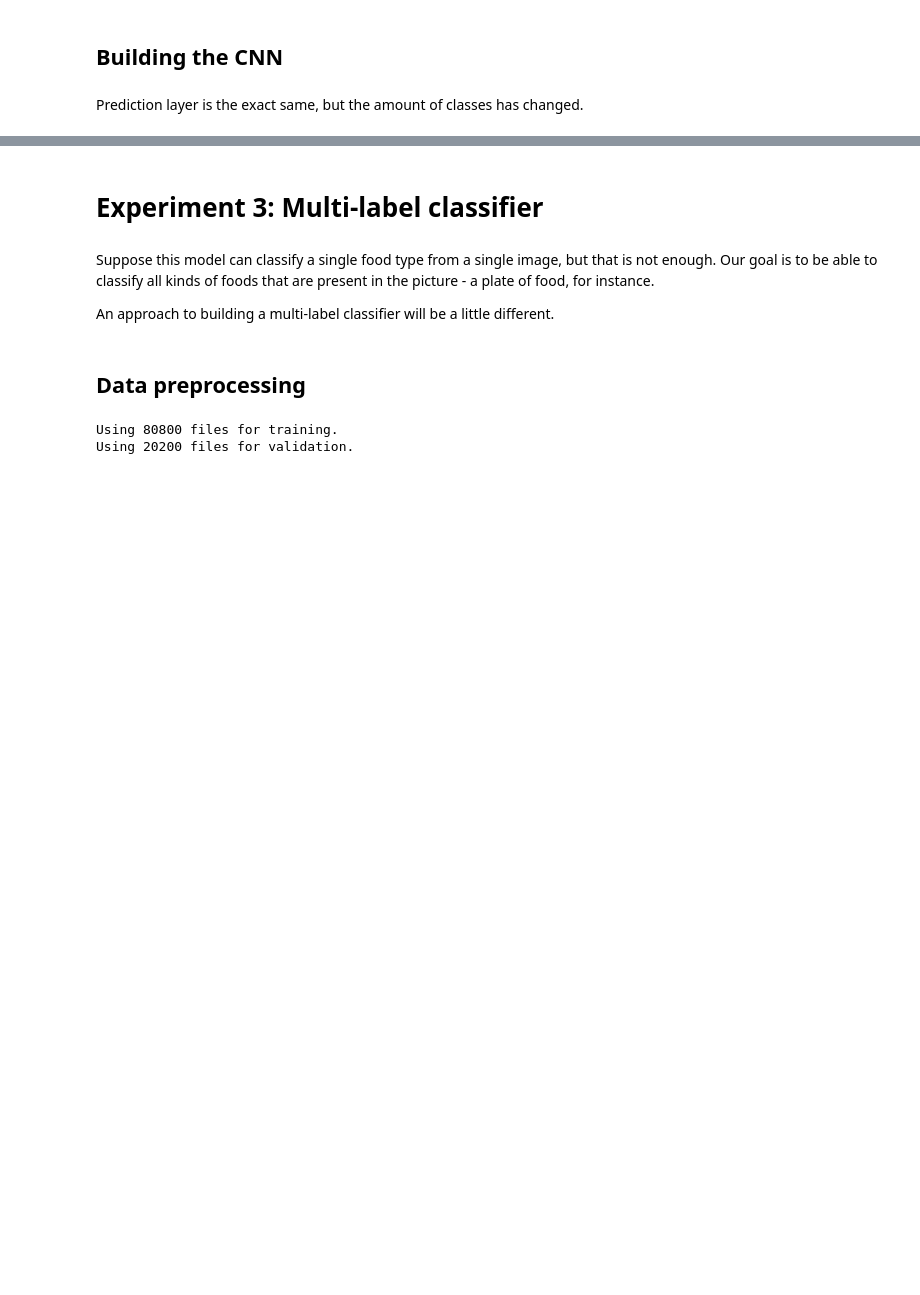
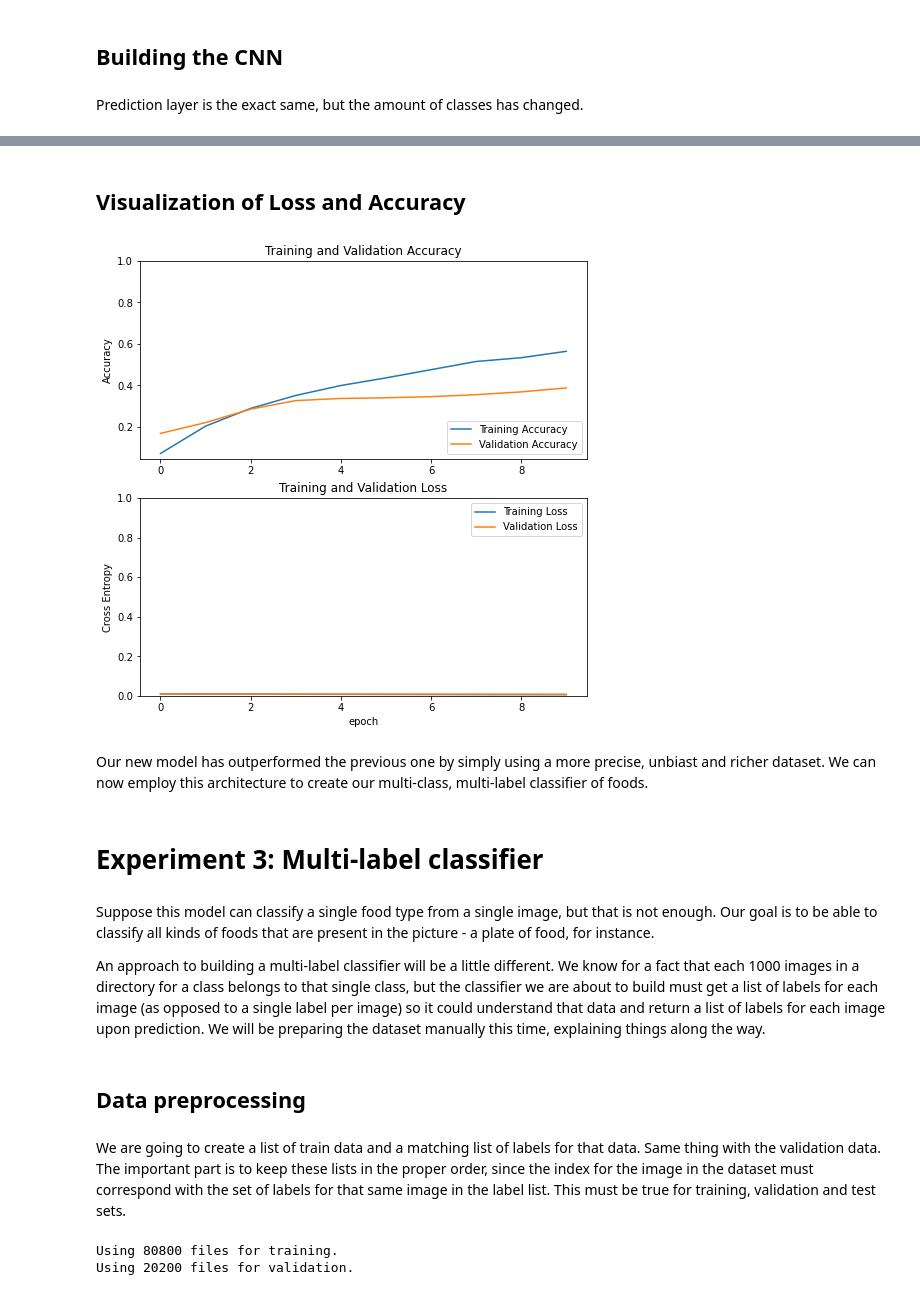
Before and after one commit to vlad-pbr/caloriephone, a Jupyter notebook: model/model.ipynb, the cells around one changed output, grey strips where cells are left out. Cells and saved outputs as stored; diff of their text form; code cells hidden in the pictures; blank space fills up the shorter version.

```diff
--- a/model/model.ipynb
+++ b/model/model.ipynb
@@ -557,0 +627,2 @@ prediction_layer = tf.keras.layers.Dense(   units=CLASSES_AMOUNT,
+# %%
+base_model = tf.keras.models.clone_model(base_model_clone)
@@ -592,5 +665,5 @@ model.compile(  optimizer=tf.keras.optimizers.Adam(learning_rate=0.0001),
                 metrics=['accuracy'])
 
 history = model.fit(training_set,
-                    epochs=10,
+                    epochs=12,
                     validation_data=validation_set)
@@ -597,11 +683,44 @@ history = model.fit(training_set,
+# %% [markdown]
+## Visualization of Loss and Accuracy
+# %%
+acc = history.history['accuracy']
+val_acc = history.history['val_accuracy']
+
+loss = history.history['loss']
+val_loss = history.history['val_loss']
+
+plt.figure(figsize=(8, 8))
+plt.subplot(2, 1, 1)
+plt.plot(acc, label='Training Accuracy')
+plt.plot(val_acc, label='Validation Accuracy')
+plt.legend(loc='lower right')
+plt.ylabel('Accuracy')
+plt.ylim([min(plt.ylim()),1])
+plt.title('Training and Validation Accuracy')
+
+plt.subplot(2, 1, 2)
+plt.plot(loss, label='Training Loss')
+plt.plot(val_loss, label='Validation Loss')
+plt.legend(loc='upper right')
+plt.ylabel('Cross Entropy')
+plt.ylim([0,1.0])
+plt.title('Training and Validation Loss')
+plt.xlabel('epoch')
+plt.show()
+# %% [output]
+[figure, added]
+# %% [markdown]
+Our new model has outperformed the previous one by simply using a more precise, unbiast and richer dataset. We can now employ this architecture to create our multi-class, multi-label classifier of foods.
 # %% [markdown]
 # Experiment 3: Multi-label classifier
 # %% [markdown]
 Suppose this model can classify a single food type from a single image, but that is not enough. Our goal is to be able to classify all kinds of foods that are present in the picture - a plate of food, for instance.
 
-An approach to building a multi-label classifier will be a little different.
+An approach to building a multi-label classifier will be a little different. We know for a fact that each 1000 images in a directory for a class belongs to that single class, but the classifier we are about to build must get a list of labels for each image (as opposed to a single label per image) so it could understand that data and return a list of labels for each image upon prediction. We will be preparing the dataset manually this time, explaining things along the way.
 # %% [markdown]
 ## Data preprocessing
+# %% [markdown]
+We are going to create a list of train data and a matching list of labels for that data. Same thing with the validation data. The important part is to keep these lists in the proper order, since the index for the image in the dataset must correspond with the set of labels for that same image in the label list. This must be true for training, validation and test sets.
 # %%
 # in this script, we are going to create X_train, X_val, y_train, y_val of data
 # where 'X' is paths to food images and 'y' is a list of just one item - its label (class)
```
Also changed, not shown: parts of 79 cells of this notebook.
